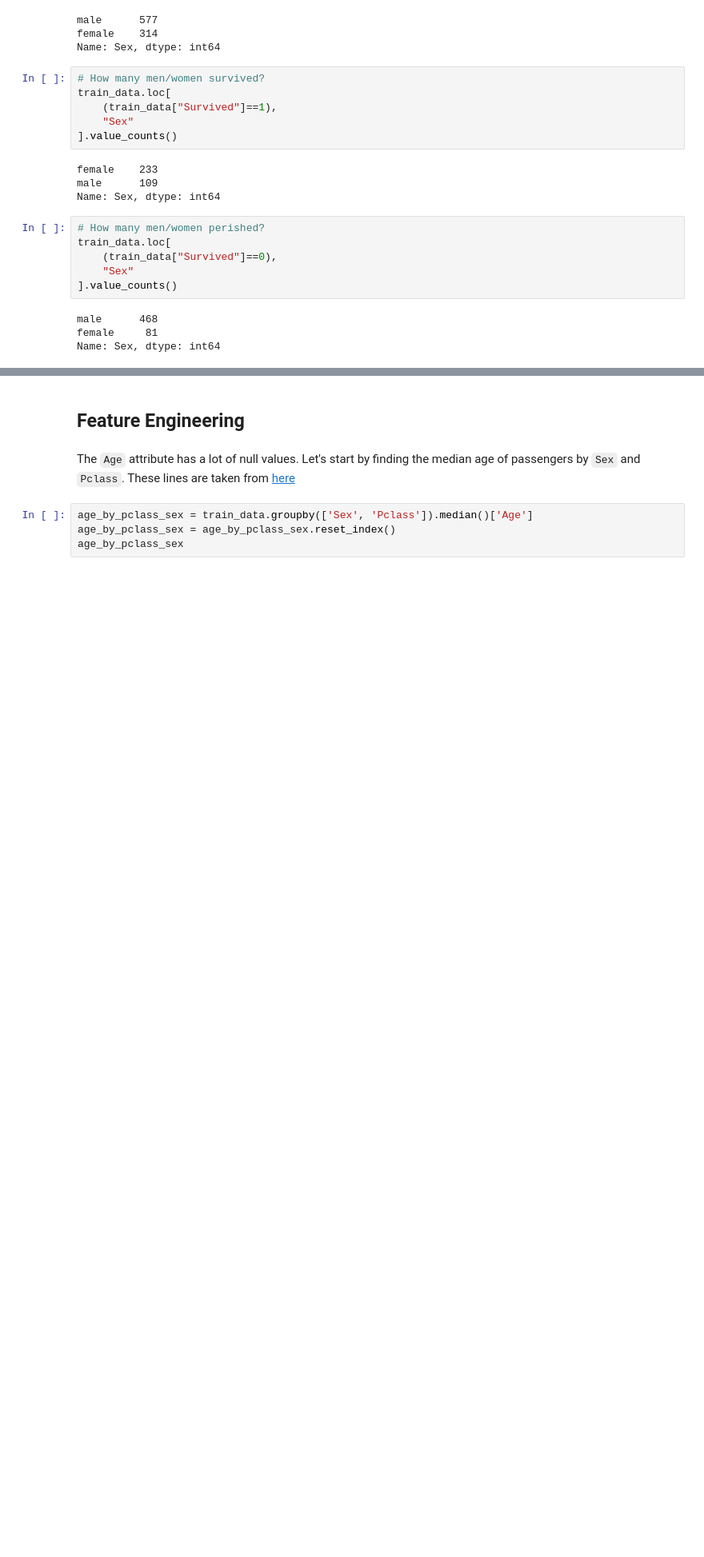
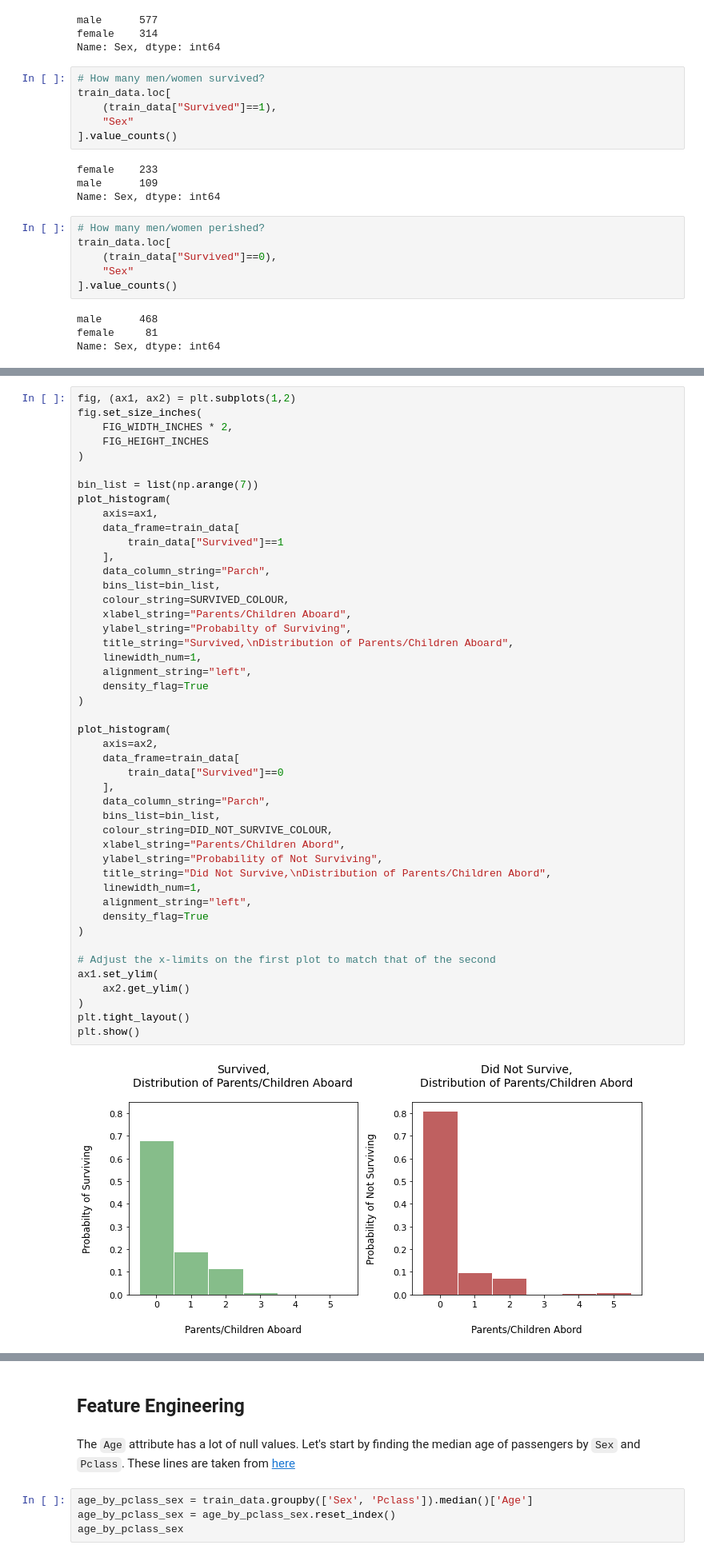
Before and after one commit to pvasudev16/titanic, a Jupyter notebook: titanic.ipynb, the cells around one changed output, grey strips where cells are left out. Shown: that part at 80% size. Cells and saved outputs as stored; diff of their text form; blank space fills up the shorter version.

```diff
--- a/titanic.ipynb
+++ b/titanic.ipynb
@@ -631,0 +760,48 @@ Name: Sex, dtype: int64
+# %%
+fig, (ax1, ax2) = plt.subplots(1,2)
+fig.set_size_inches(
+    FIG_WIDTH_INCHES * 2,
+    FIG_HEIGHT_INCHES
+)
+
+bin_list = list(np.arange(7))
+plot_histogram(
+    axis=ax1,
+    data_frame=train_data[
+        train_data["Survived"]==1
+    ],
+    data_column_string="Parch",
+    bins_list=bin_list,
+    colour_string=SURVIVED_COLOUR,
+    xlabel_string="Parents/Children Aboard",
+    ylabel_string="Probabilty of Surviving",
+    title_string="Survived,\nDistribution of Parents/Children Aboard",
+    linewidth_num=1,
+    alignment_string="left",
+    density_flag=True
+)
+
+plot_histogram(
+    axis=ax2,
+    data_frame=train_data[
+        train_data["Survived"]==0
+    ],
+    data_column_string="Parch",
+    bins_list=bin_list,
+    colour_string=DID_NOT_SURVIVE_COLOUR,
+    xlabel_string="Parents/Children Abord",
+    ylabel_string="Probability of Not Surviving",
+    title_string="Did Not Survive,\nDistribution of Parents/Children Abord",
+    linewidth_num=1,
+    alignment_string="left",
+    density_flag=True
+)
+
+# Adjust the x-limits on the first plot to match that of the second
+ax1.set_ylim(
+    ax2.get_ylim()
+)
+plt.tight_layout()
+plt.show()
+# %% [output]
+[figure, added]
```
Also changed, not shown: parts of 21 cells of this notebook.
